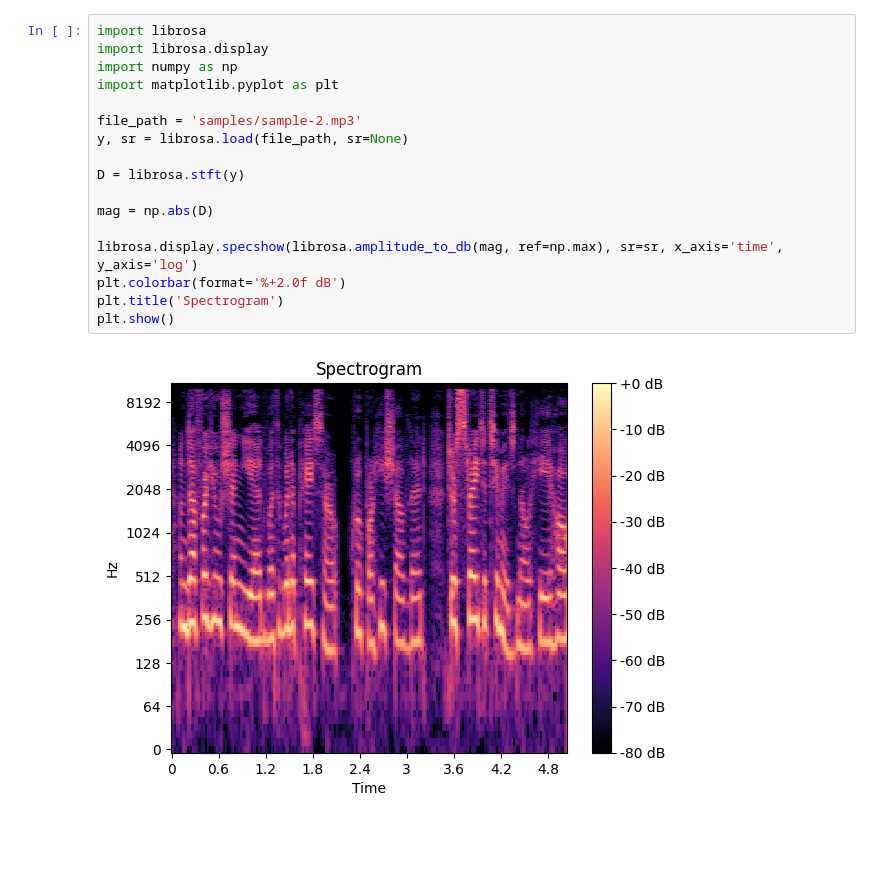
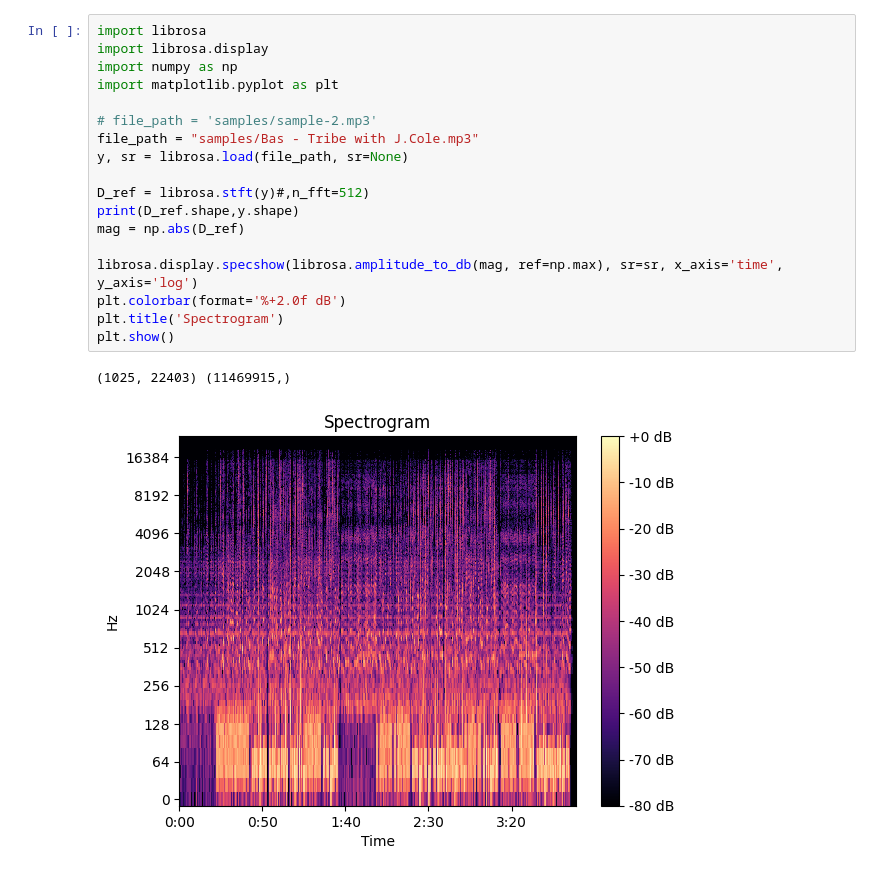
Before and after one commit to georgej1144/FFT_FinalProj_3656, a Jupyter notebook: Reference_Spectrograms.ipynb, the cells around one changed output. Drawn from its saved outputs; the diff is of its cells as text; blank space fills up the shorter version.

```diff
--- a/Reference_Spectrograms.ipynb
+++ b/Reference_Spectrograms.ipynb
@@ -1,19 +1,21 @@
 # %%
 import librosa
 import librosa.display
 import numpy as np
 import matplotlib.pyplot as plt
 
-file_path = 'samples/sample-2.mp3'
+# file_path = 'samples/sample-2.mp3'
+file_path = "samples/Bas - Tribe with J.Cole.mp3"
 y, sr = librosa.load(file_path, sr=None)
 
-D = librosa.stft(y)
-
-mag = np.abs(D)
+D_ref = librosa.stft(y)#,n_fft=512)
+print(D_ref.shape,y.shape)
+mag = np.abs(D_ref)
 
 librosa.display.specshow(librosa.amplitude_to_db(mag, ref=np.max), sr=sr, x_axis='time', y_axis='log')
 plt.colorbar(format='%+2.0f dB')
 plt.title('Spectrogram')
 plt.show()
 # %% [output]
+(1025, 22403) (11469915,)
-[figure, old version]
+[figure, new version]
```
Also changed, not shown: parts of 1 cell of this notebook, 2 other files.
